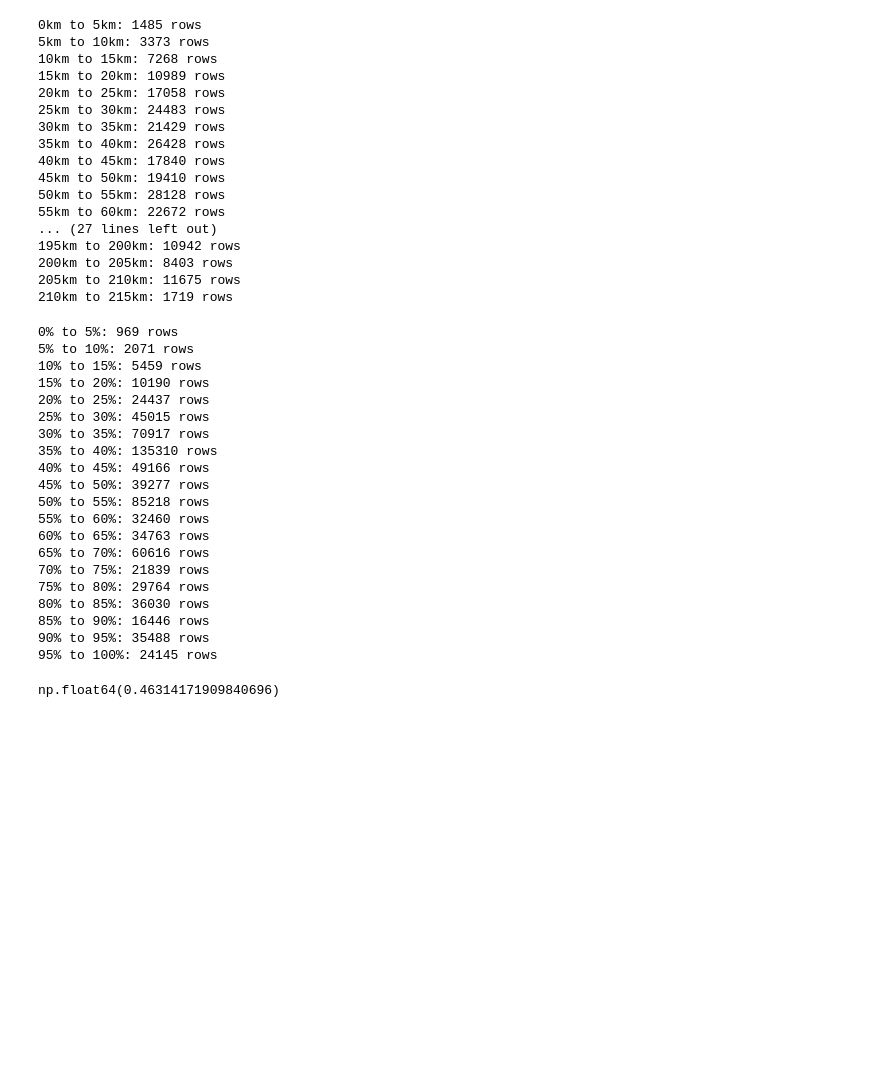
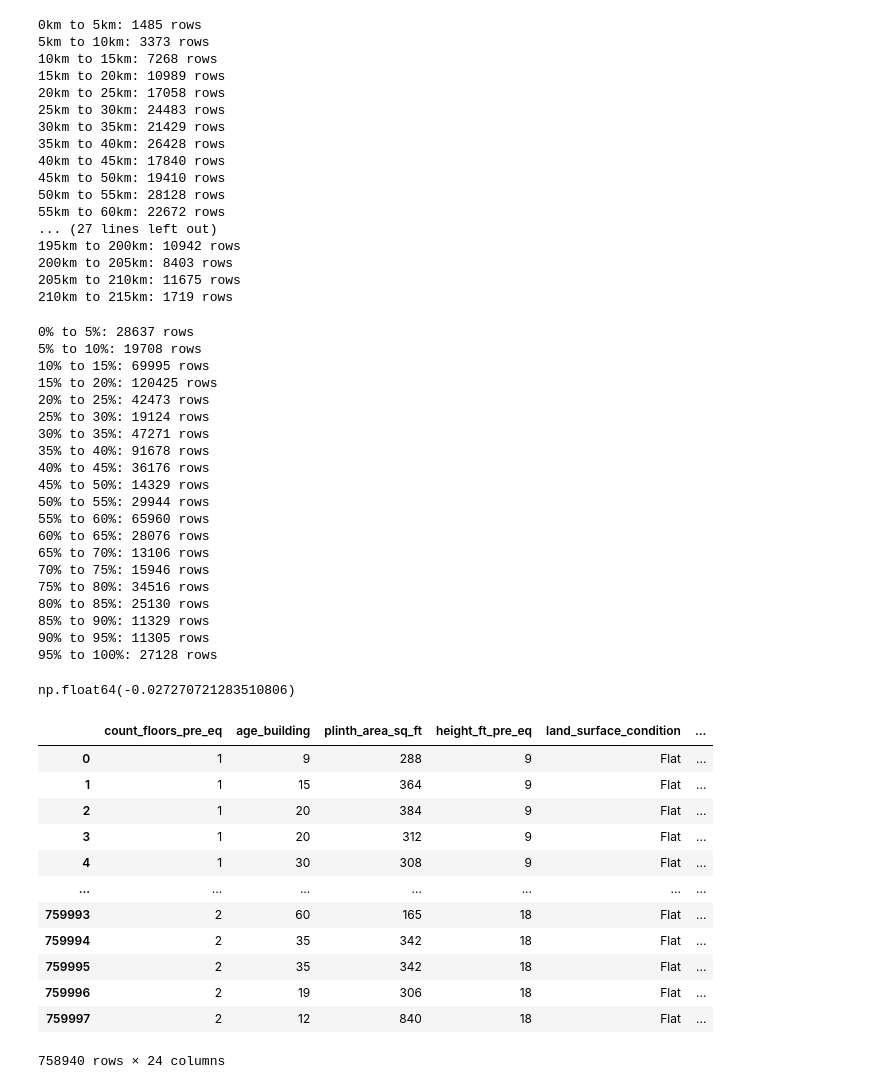
Before and after one commit to Mhk-debug/ResilienceAI, a Jupyter notebook: training/data1.ipynb, the cells around one changed output. Cells and saved outputs as stored; diff of their text form; code cells hidden in the pictures; blank space fills up the shorter version.

```diff
--- a/data/data1.ipynb
+++ b/training/data1.ipynb
@@ -216,3 +505,10 @@ print(df_clean.head())
+# %%
+# Drop unnecessary columns
+df_clean = pd.read_csv('resilience_dataset_clean.csv')
+
+cols_to_drop = ["damage_severity", 'building_id',
+                'district_id', 'vdcmun_id', 'ward_id', 'expected_damage', 'performance_gap', 'distance_bin']
+df_clean = df_clean.drop(columns=cols_to_drop)
 # %%
 df_clean.to_csv('resilience_dataset_final.csv', index=False)
 print("File saved successfully.")
@@ -261,27 +557,43 @@ for i in range(0,100,5):
                                          & (df_clean['resilience_score']<=i+5)].count()} rows"
         )
 # %% [output]
-0% to 5%: 969 rows
-5% to 10%: 2071 rows
-10% to 15%: 5459 rows
-15% to 20%: 10190 rows
-20% to 25%: 24437 rows
-25% to 30%: 45015 rows
-30% to 35%: 70917 rows
-35% to 40%: 135310 rows
-40% to 45%: 49166 rows
-45% to 50%: 39277 rows
-50% to 55%: 85218 rows
-55% to 60%: 32460 rows
-60% to 65%: 34763 rows
-65% to 70%: 60616 rows
-70% to 75%: 21839 rows
-75% to 80%: 29764 rows
-80% to 85%: 36030 rows
-85% to 90%: 16446 rows
-90% to 95%: 35488 rows
-95% to 100%: 24145 rows
+0% to 5%: 28637 rows
+5% to 10%: 19708 rows
+10% to 15%: 69995 rows
+15% to 20%: 120425 rows
+20% to 25%: 42473 rows
+25% to 30%: 19124 rows
+30% to 35%: 47271 rows
+35% to 40%: 91678 rows
+40% to 45%: 36176 rows
+45% to 50%: 14329 rows
+50% to 55%: 29944 rows
+55% to 60%: 65960 rows
+60% to 65%: 28076 rows
+65% to 70%: 13106 rows
+70% to 75%: 15946 rows
+75% to 80%: 34516 rows
+80% to 85%: 25130 rows
+85% to 90%: 11329 rows
+90% to 95%: 11305 rows
+95% to 100%: 27128 rows
 # %%
 df_final["epicenter_distance"].corr(df_clean['resilience_score'], method= 'spearman')
 # %% [output]
-np.float64(0.46314171909840696)
+np.float64(-0.027270721283510806)
+# %%
+df_clean[df_clean.duplicated(subset=['resilience_score'], keep=False)]
+# %% [output]
+|  | count_floors_pre_eq | age_building | plinth_area_sq_ft | height_ft_pre_eq | land_surface_condition | ... |
+| 0 | 1 | 9 | 288 | 9 | Flat | ... |
+| 1 | 1 | 15 | 364 | 9 | Flat | ... |
+| 2 | 1 | 20 | 384 | 9 | Flat | ... |
+| 3 | 1 | 20 | 312 | 9 | Flat | ... |
+| 4 | 1 | 30 | 308 | 9 | Flat | ... |
+| ... | ... | ... | ... | ... | ... | ... |
+| 759993 | 2 | 60 | 165 | 18 | Flat | ... |
+| 759994 | 2 | 35 | 342 | 18 | Flat | ... |
+| 759995 | 2 | 35 | 342 | 18 | Flat | ... |
+| 759996 | 2 | 19 | 306 | 18 | Flat | ... |
+| 759997 | 2 | 12 | 840 | 18 | Flat | ... |
+758940 rows × 24 columns
```
Also changed, not shown: parts of 16 cells of this notebook, 44 other files.
